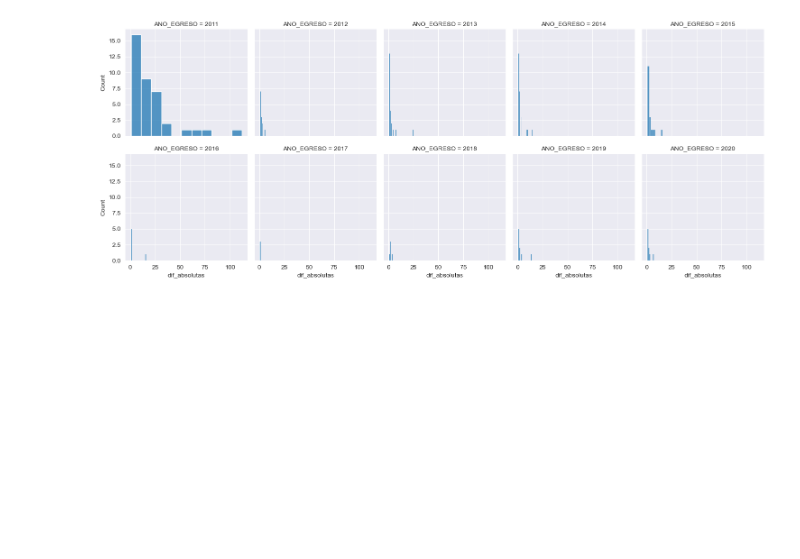
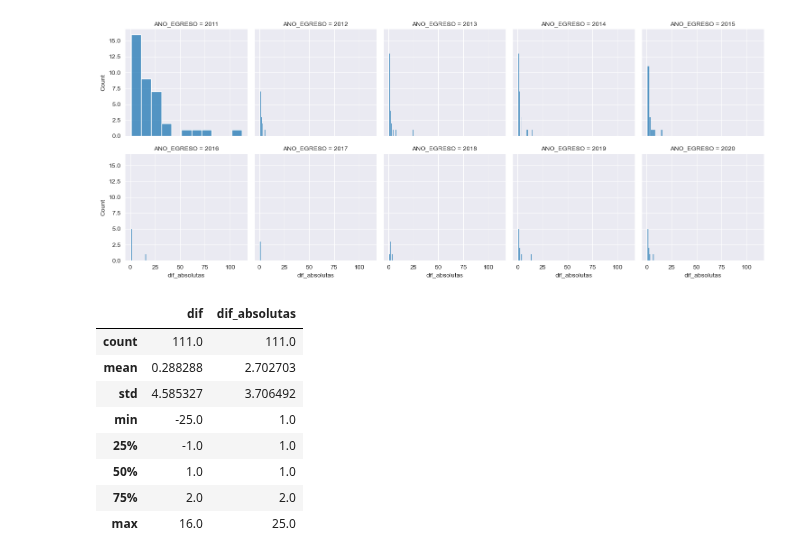
Before and after one commit to JavierRojas14/egresos-hospitalarios, a Jupyter notebook: analisis_base_de_datos.ipynb, the cells around one changed output. Saved outputs shown, nothing was run; the diff lists cells and outputs as text; code cells hidden in the pictures; blank space fills up the shorter version.

```diff
--- a/analisis_base_de_datos.ipynb
+++ b/analisis_base_de_datos.ipynb
@@ -369,3 +332,15 @@ Las diferencias son:
 [figure]
 Las diferencias absolutas son:
 [figure]
+# %%
+diferencias_deis_grd.query("ANO_EGRESO != 2011")[["dif", "dif_absolutas"]].describe()
+# %% [output]
+|  | dif | dif_absolutas |
+| count | 111.0 | 111.0 |
+| mean | 0.288288 | 2.702703 |
+| std | 4.585327 | 3.706492 |
+| min | -25.0 | 1.0 |
+| 25% | -1.0 | 1.0 |
+| 50% | 1.0 | 1.0 |
+| 75% | 2.0 | 2.0 |
+| max | 16.0 | 25.0 |
```
Also changed, not shown: parts of 8 cells of this notebook.
